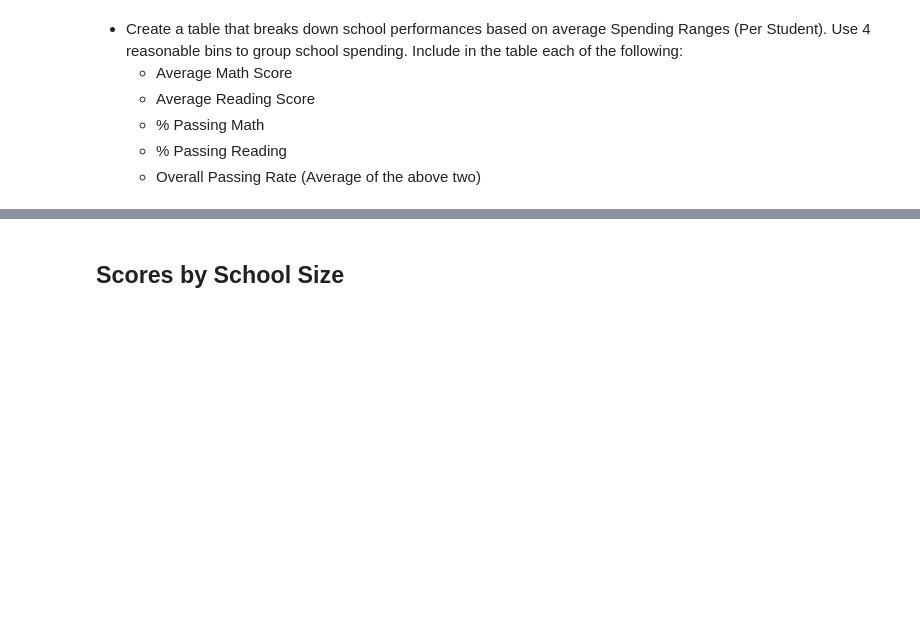
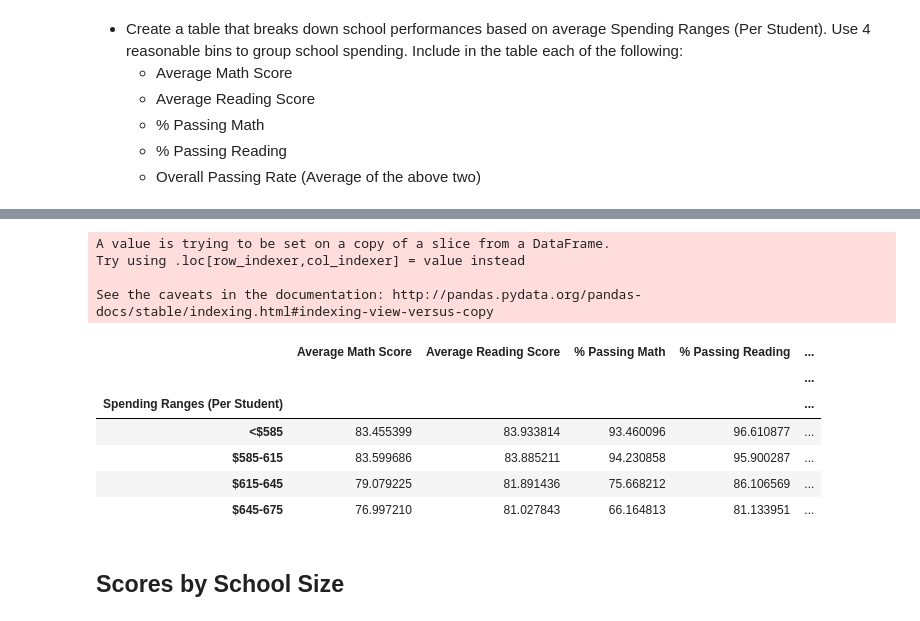
Before and after one commit to annatheking/Homework4, a Jupyter notebook: 04_pandas_Homework_Instructions_PyCitySchools_PyCitySchools_starter.ipynb, the cells around one changed output, grey strips where cells are left out. Saved outputs shown, nothing was run; the diff lists cells and outputs as text; code cells hidden in the pictures; blank space fills up the shorter version.

```diff
--- a/04_pandas_Homework_Instructions_PyCitySchools_PyCitySchools_starter.ipynb
+++ b/04_pandas_Homework_Instructions_PyCitySchools_PyCitySchools_starter.ipynb
@@ -98,12 +98,14 @@ total_avg[['School Name','School Type','Total Budget']]=total_avg[['school_name'
 
 clean_set = total_avg[['School Name','School Type','Total Students','Total Budget','Per Student Budget','Average Math Score',
                        'Average Reading Score','% Passing Math','% Passing Reading','% Overall Passing Rate']]
+clean_set.set_index('School Name')
 
 clean_set["Total Students"]=clean_set["Total Students"].map('{:,.0f}'.format)
 clean_set[["Total Budget","Per Student Budget"]]=clean_set[["Total Budget","Per Student Budget"]].applymap('${:,.2f}'.format)
 #clean_set[["Average Math Score","Average Reading Score","% Passing Math","% Passing Reading","% Overall Passing Rate"]]=\
 #clean_set[["Average Math Score","Average Reading Score","% Passing Math","% Passing Reading","% Overall Passing Rate"]].applymap('{:,.2f}'.format)
 
+
 clean_set
 # %% [output]
 A value is trying to be set on a copy of a slice from a DataFrame.
@@ -252,3 +253,23 @@ group_names = ["<$585", "$585-615", "$615-645", "$645-675"]
+# %%
+clean_set_bin1 = clean_set[["Average Math Score","Average Reading Score","% Passing Math","% Passing Reading","% Overall Passing Rate"]]
+clean_set_bin1["Spending Ranges (Per Student)"]=pd.cut(pd.to_numeric(clean_set["Per Student Budget"].str.split('$',expand=True)[1]),bins=spending_bins,labels=group_names,include_lowest=True)
+clean_set_bin1
+
+group_new = clean_set_bin1.groupby('Spending Ranges (Per Student)').mean()
+#group_new.apply(np.mean,axis=1)
+group_new
+# %% [output]
+A value is trying to be set on a copy of a slice from a DataFrame.
+Try using .loc[row_indexer,col_indexer] = value instead
+
+See the caveats in the documentation: http://pandas.pydata.org/pandas-docs/stable/indexing.html#indexing-view-versus-copy
+|  | Average Math Score | Average Reading Score | % Passing Math | % Passing Reading | ... |
+|  |  |  |  |  | ... |
+| Spending Ranges (Per Student) |  |  |  |  | ... |
+| <$585 | 83.455399 | 83.933814 | 93.460096 | 96.610877 | ... |
+| $585-615 | 83.599686 | 83.885211 | 94.230858 | 95.900287 | ... |
+| $615-645 | 79.079225 | 81.891436 | 75.668212 | 86.106569 | ... |
+| $645-675 | 76.997210 | 81.027843 | 66.164813 | 81.133951 | ... |
 # %% [markdown]
 ## Scores by School Size
 # %% [markdown]
```
Also changed, not shown: parts of 5 cells of this notebook.
